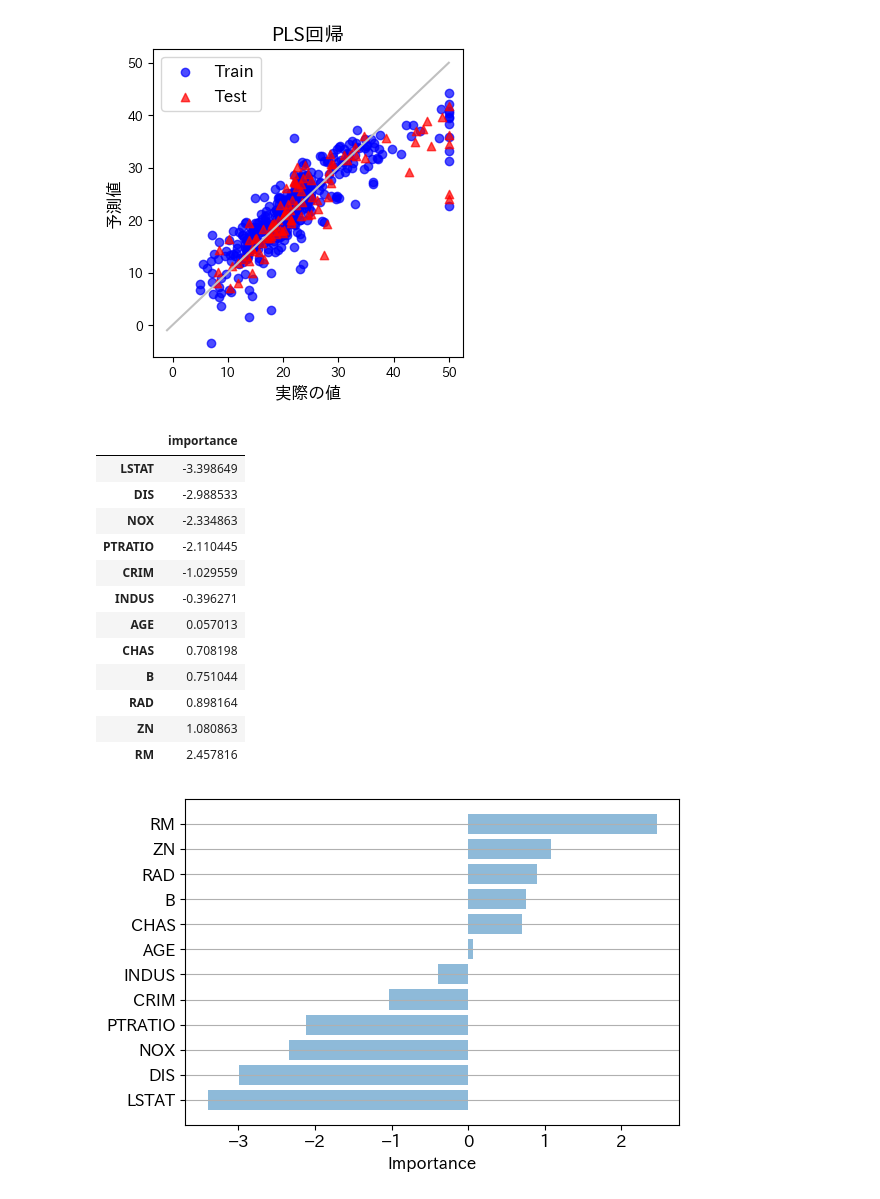
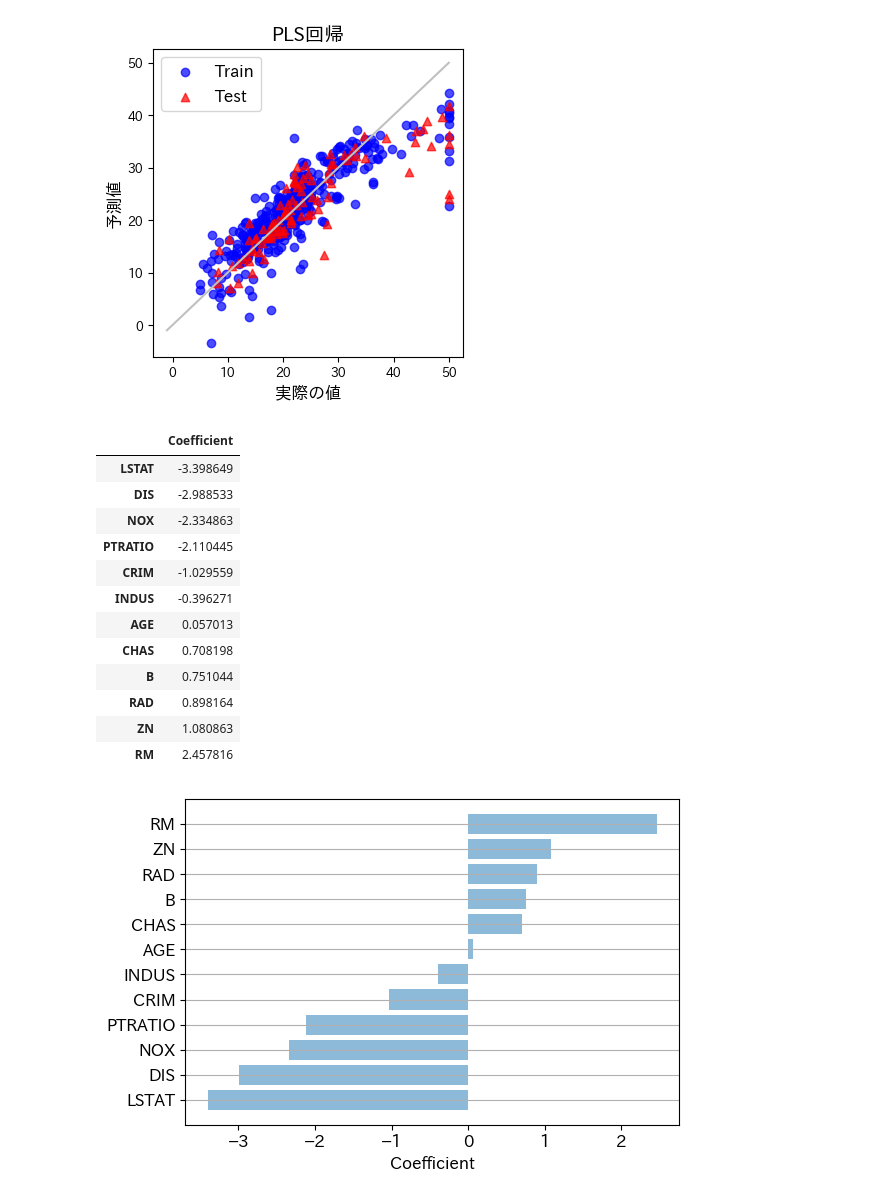
Before and after one commit to hatanaka-lab/Getting_started_with_MI, a Jupyter notebook: notebook/Ex2_Boston_forView.ipynb, the cells around one changed output. Cells and saved outputs as stored; diff of their text form; code cells hidden in the pictures.

Commit message:
substitute "Coefficient" for "Importance"

```diff
--- a/notebook/Ex2_Boston_forView.ipynb
+++ b/notebook/Ex2_Boston_forView.ipynb
@@ -381,12 +381,12 @@ Score for Test Data    : 0.6863996772622745
 # %%
 # PLS回帰モデルの特徴量重要度を解析
 # まずは表形式（DataFrame型）で出力
-model_importances = pd.DataFrame({"importance": model.coef_.flatten()}, index=X_columns_name)
+model_importances = pd.DataFrame({"Coefficient": model.coef_.flatten()}, index=X_columns_name)
 # 重要度ごとの昇順にして表示
-model_importances_sorted = model_importances.sort_values(by="importance", ascending=True)
+model_importances_sorted = model_importances.sort_values(by="Coefficient", ascending=True)
 model_importances_sorted
 # %% [output]
-|  | importance |
+|  | Coefficient |
 | LSTAT | -3.398649 |
 | DIS | -2.988533 |
 | NOX | -2.334863 |
```
Also changed, not shown: parts of 3 cells of this notebook.
